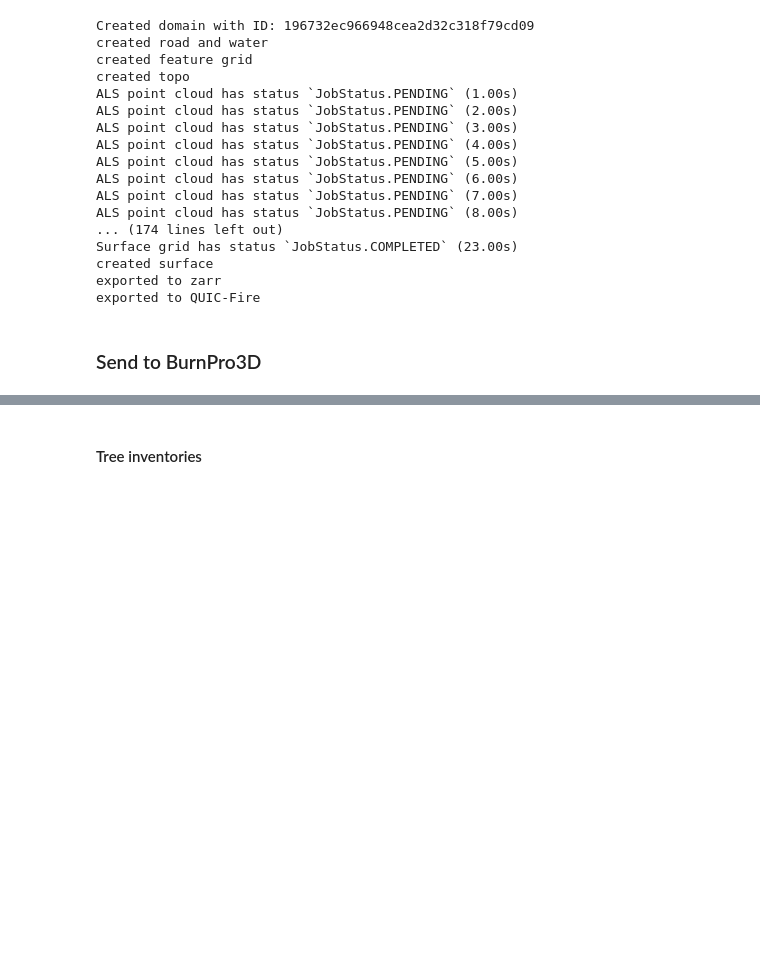
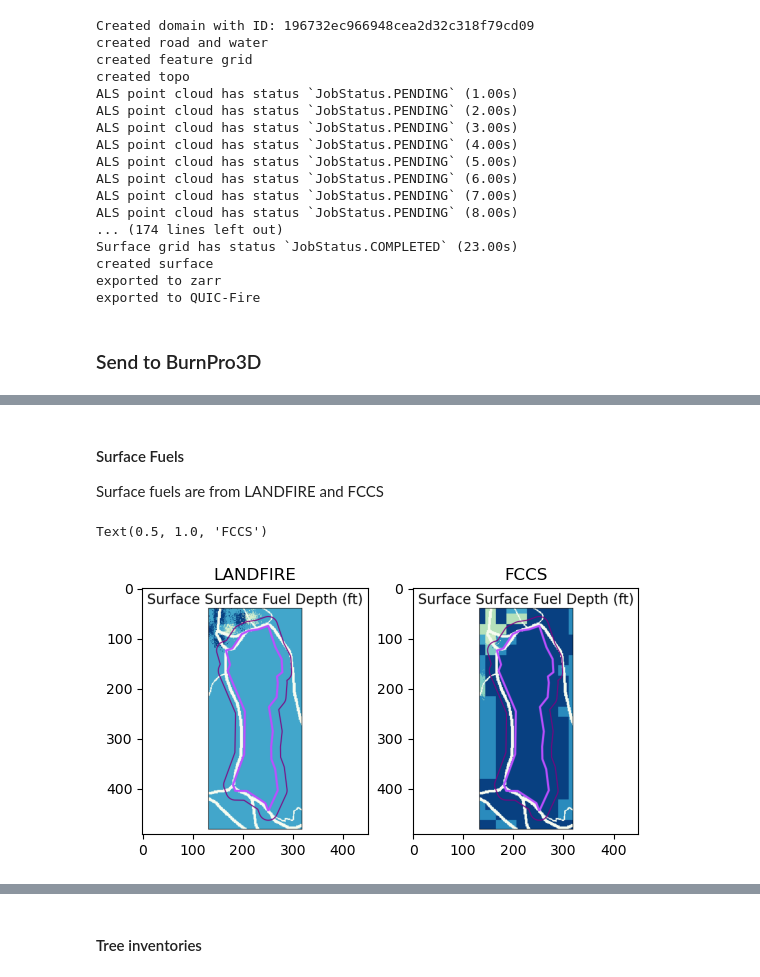
Before and after one commit to BurnPro3D/agu_2025, a Jupyter notebook: workflow_PUC.ipynb, the cells around one changed output, grey strips where cells are left out. Saved outputs shown, nothing was run; the diff lists cells and outputs as text; code cells hidden in the pictures; blank space fills up the shorter version.

Commit message:
semi-switch to using roi, change to using surface fuel viz from bp3d

```diff
--- a/workflow_PUC.ipynb
+++ b/workflow_PUC.ipynb
@@ -684,0 +785,3 @@ Warning: no explicitly removed fuels.
+# %% [markdown]
+#### Surface Fuels
+Surface fuels are from LANDFIRE and FCCS
@@ -684,0 +813,43 @@ Warning: no explicitly removed fuels.
+# %%
+# check the fuels, etc through bp3d
+
+c = bp3d.Client(user=user, password=password)
+
+plan = c.plan(ensemble_name4)
+ens = plan.ensemble(ensemble_name4)
+runs = ens.runs_df
+
+fuel = ens.fuels[0]
+fccs_fueldepth = fuel.viz('png', 'fuel_depth', #"'all', 'bulk_density', 'fbfm', 'fuel_depth', 'loading', 'moisture', 'sav' or 'elevation',  'chm', 'dbh' or 'horizontal_trees_bulk_density'
+   depth=0,
+   use_cache=False,
+   show={
+       'legend': True,
+   })
+fccs_fueldepth.sort()
+
+fccs_fuelloading = fuel.viz('png', 'loading', #"'all', 'bulk_density', 'fbfm', 'fuel_depth', 'loading', 'moisture', 'sav' or 'elevation',  'chm', 'dbh' or 'horizontal_trees_bulk_density'
+   depth=0,
+   use_cache=False,
+   show={
+       'legend': True,
+   })
+fccs_fuelloading.sort()
+# %%
+response_a = requests.get(lf_fueldepth[0])
+response_b = requests.get(fccs_fueldepth[0])
+
+image_a = Image.open(BytesIO(response_a.content))
+image_b = Image.open(BytesIO(response_b.content))
+
+img_A = np.array(image_a)
+img_B = np.array(image_b)
+
+fig, ax = plt.subplots(1,2)
+ax[0].imshow(img_A)
+ax[0].set_title('LANDFIRE')
+ax[1].imshow(img_B)
+ax[1].set_title('FCCS')
+# %% [output]
+Text(0.5, 1.0, 'FCCS')
+[figure, added]
```
Also changed, not shown: parts of 35 cells of this notebook.
